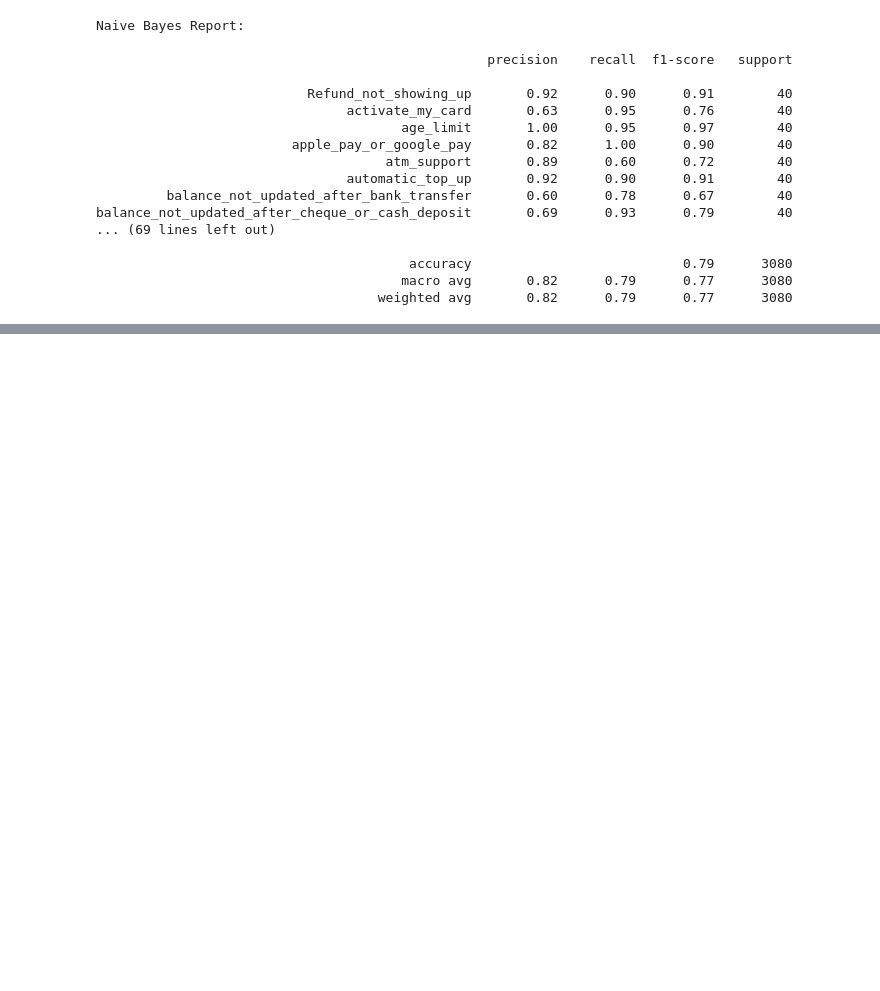
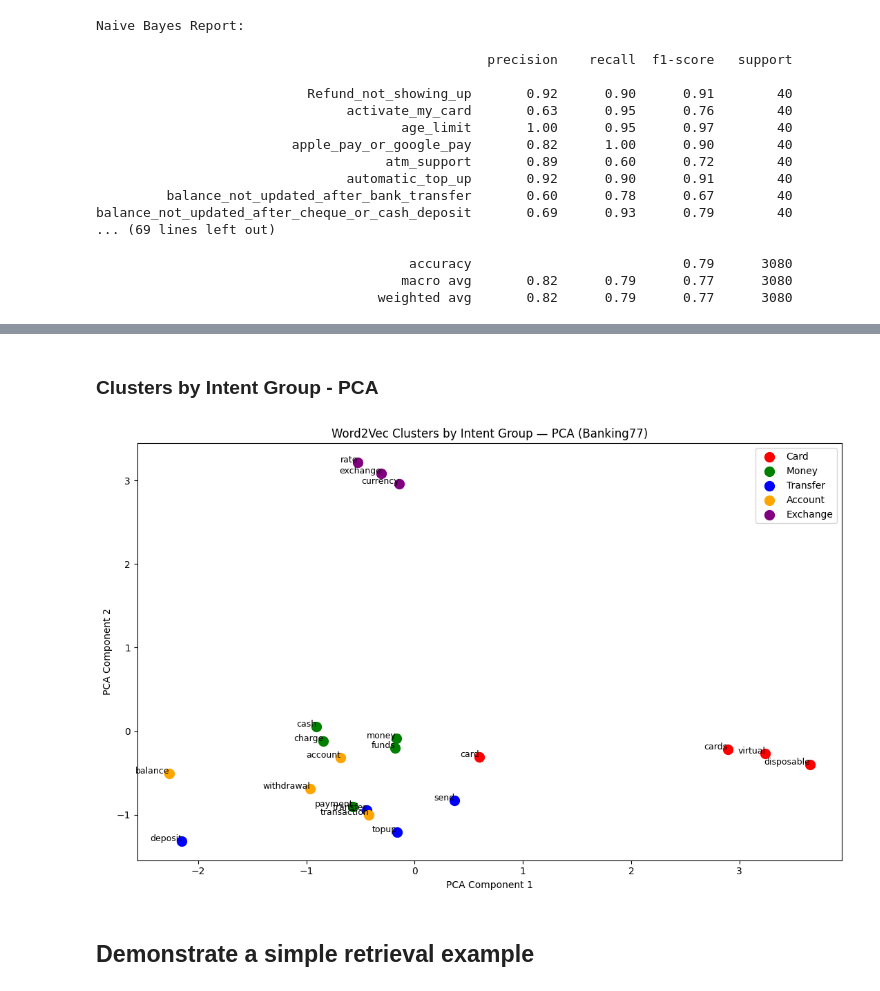
Before and after one commit to pinarrcindemirr/Development-of-and-End-to-End-NLP-Pipeline-for-Chatbot-Design-Support, a Jupyter notebook: Q1122408_NLP.ipynb, the cells around one changed output, grey strips where cells are left out. Cells and saved outputs as stored; diff of their text form; code cells hidden in the pictures; blank space fills up the shorter version.

```diff
--- a/Q1122408_NLP.ipynb
+++ b/Q1122408_NLP.ipynb
@@ -787,0 +980,55 @@ balance_not_updated_after_cheque_or_cash_deposit       0.69      0.93      0.79
+# %% [markdown]
+### Clusters by Intent Group - PCA
+# %%
+word_groups = {
+    "Card": ["card", "cards", "virtual", "disposable"],
+    "Money": ["money", "funds", "cash", "payment", "charge"],
+    "Transfer": ["transfer", "topup", "deposit", "send"],
+    "Account": ["account", "balance", "transaction", "withdrawal"],
+    "Exchange": ["exchange", "currency", "rate"]
+}
+
+colors = {
+    "Card": "red",
+    "Money": "green",
+    "Transfer": "blue",
+    "Account": "orange",
+    "Exchange": "purple"
+}
+
+all_words = []
+all_vectors = []
+all_colors = []
+all_groups = []
+
+for group, wlist in word_groups.items():
+    for w in wlist:
+        if w in w2v_model.wv:
+            all_words.append(w)
+            all_vectors.append(w2v_model.wv[w])
+            all_colors.append(colors[group])
+            all_groups.append(group)
+
+all_vectors = np.array(all_vectors)
+reduced2 = pca.fit_transform(all_vectors)
+
+plt.figure(figsize=(11, 7))
+
+for group in colors:
+    idx = [i for i, g in enumerate(all_groups) if g == group]
+    plt.scatter(reduced2[idx, 0], reduced2[idx, 1],
+                color=colors[group], label=group, s=100)
+
+for i, word in enumerate(all_words):
+    plt.annotate(word, (reduced2[i, 0], reduced2[i, 1]), fontsize=9, ha='right')
+
+plt.title("Word2Vec Clusters by Intent Group — PCA (Banking77)")
+plt.xlabel("PCA Component 1")
+plt.ylabel("PCA Component 2")
+plt.legend()
+plt.tight_layout()
+plt.show()
+# %% [output]
+[figure, added]
+# %% [markdown]
+## Demonstrate a simple retrieval example
```
Also changed, not shown: parts of 22 cells of this notebook.
